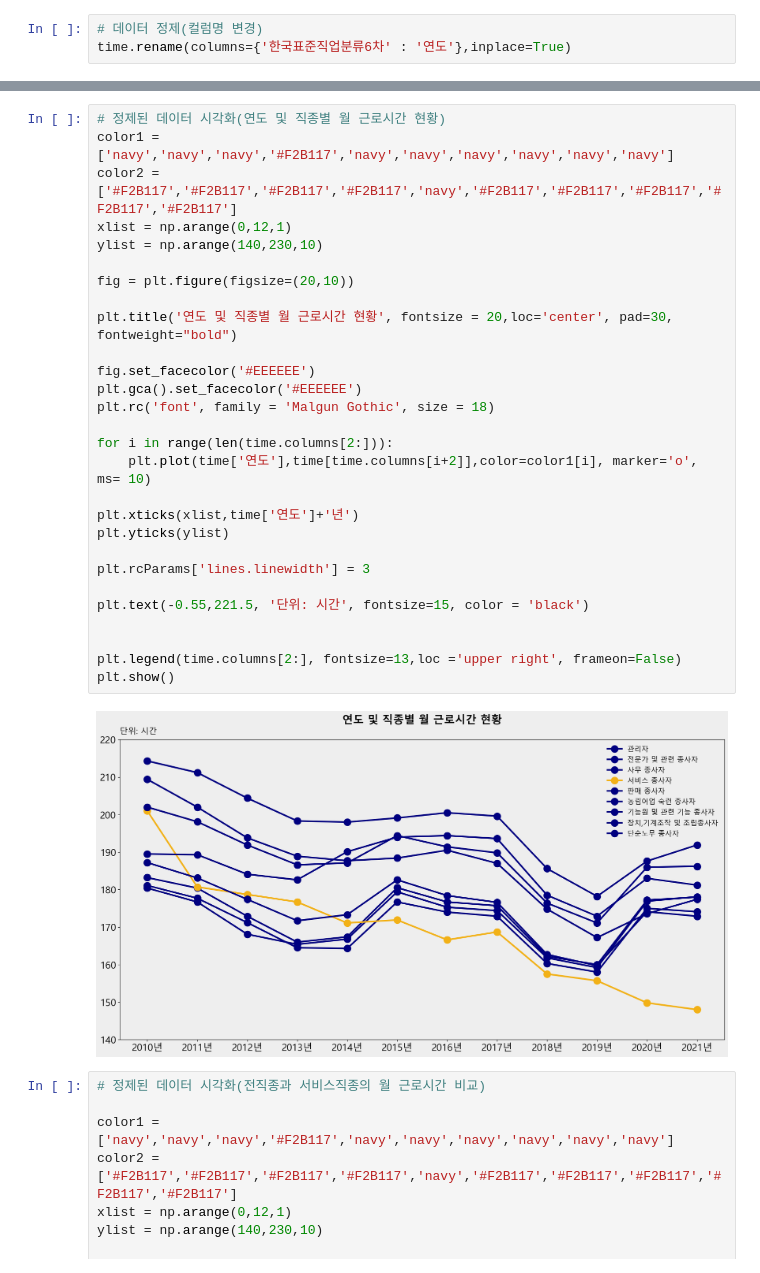
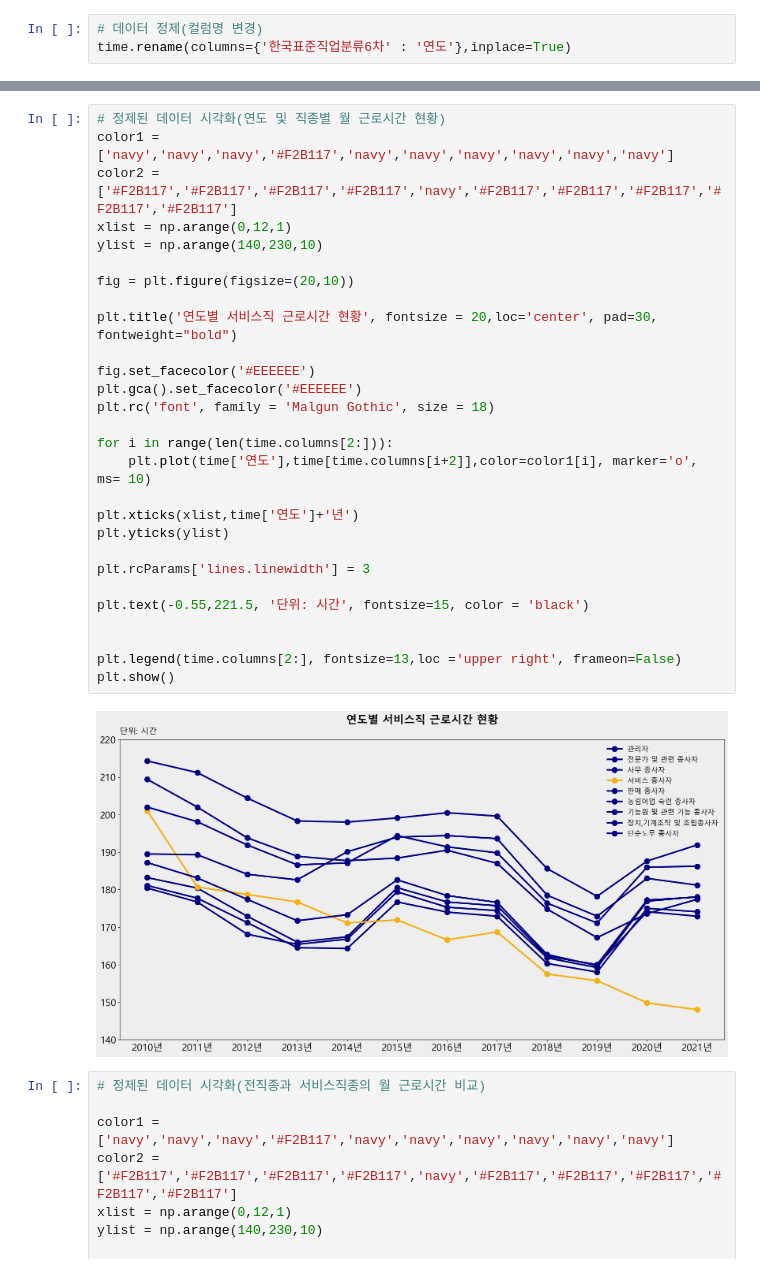
Before and after one commit to JBindio/MiniProject, a Jupyter notebook: Mini_Project_02_Minimum_Wage/06.연도별_근로시간_현황.ipynb, the cells around one changed output, grey strips where cells are left out. Saved outputs shown, nothing was run; the diff lists cells and outputs as text.

```diff
--- a/Mini_Project_02_Minimum_Wage/06.연도별_근로시간_현황.ipynb
+++ b/Mini_Project_02_Minimum_Wage/06.연도별_근로시간_현황.ipynb
@@ -105,33 +105,33 @@ time
 # %%
 # 정제된 데이터 시각화(연도 및 직종별 월 근로시간 현황)
 color1 = ['navy','navy','navy','#F2B117','navy','navy','navy','navy','navy','navy']
 color2 = ['#F2B117','#F2B117','#F2B117','#F2B117','navy','#F2B117','#F2B117','#F2B117','#F2B117','#F2B117']
 xlist = np.arange(0,12,1)
 ylist = np.arange(140,230,10)
 
 fig = plt.figure(figsize=(20,10))
 
-plt.title('연도 및 직종별 월 근로시간 현황', fontsize = 20,loc='center', pad=30, fontweight="bold")
+plt.title('연도별 서비스직 근로시간 현황', fontsize = 20,loc='center', pad=30, fontweight="bold")
 
 fig.set_facecolor('#EEEEEE')
 plt.gca().set_facecolor('#EEEEEE')
 plt.rc('font', family = 'Malgun Gothic', size = 18)
 
 for i in range(len(time.columns[2:])):
     plt.plot(time['연도'],time[time.columns[i+2]],color=color1[i], marker='o', ms= 10)
 
 plt.xticks(xlist,time['연도']+'년')
 plt.yticks(ylist)
 
 plt.rcParams['lines.linewidth'] = 3
 
 plt.text(-0.55,221.5, '단위: 시간', fontsize=15, color = 'black')
 
 
 plt.legend(time.columns[2:], fontsize=13,loc ='upper right', frameon=False)
 plt.show()
 # %% [output]
-[figure, old version]
+[figure, new version]
 # %%
 # 정제된 데이터 시각화(전직종과 서비스직종의 월 근로시간 비교)
 
```
Also changed, not shown: 20 other files.
